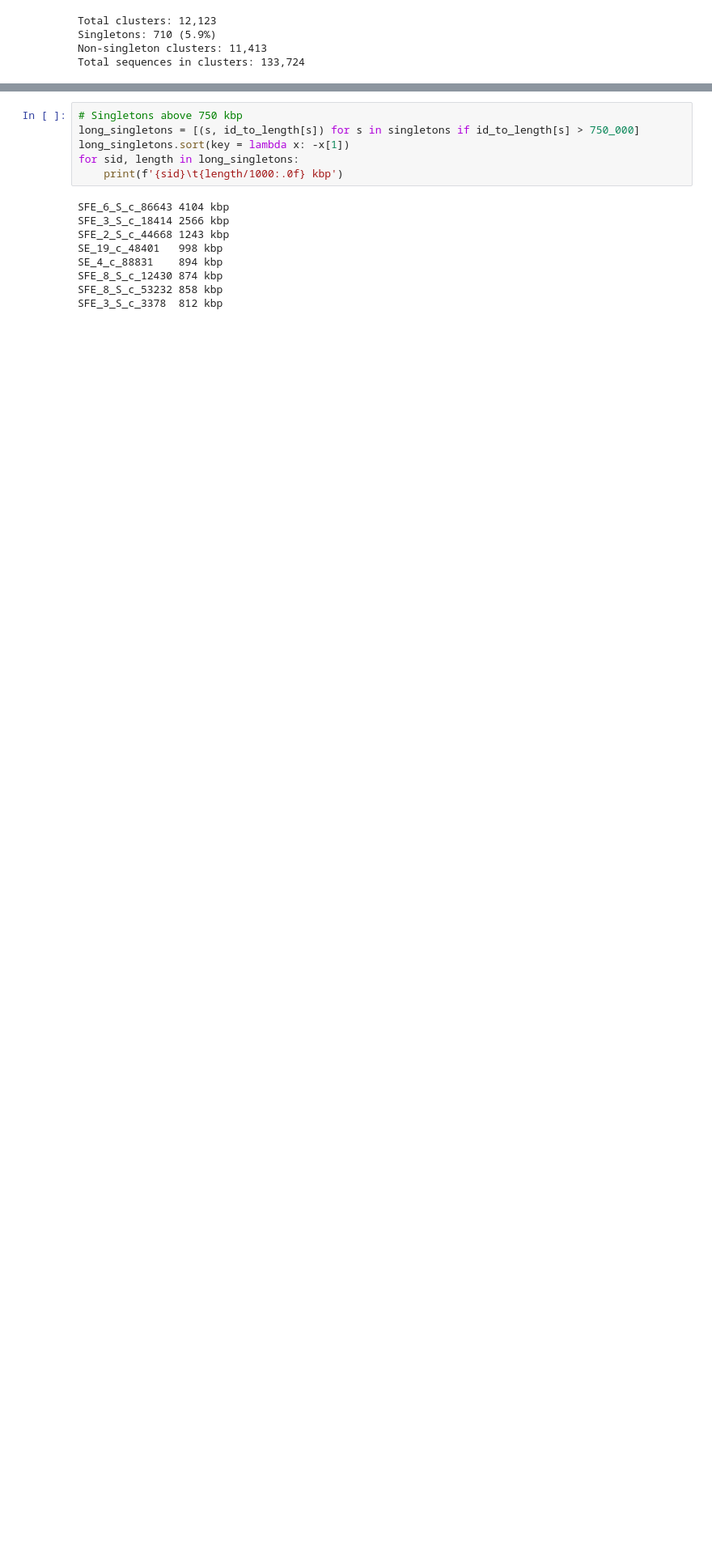
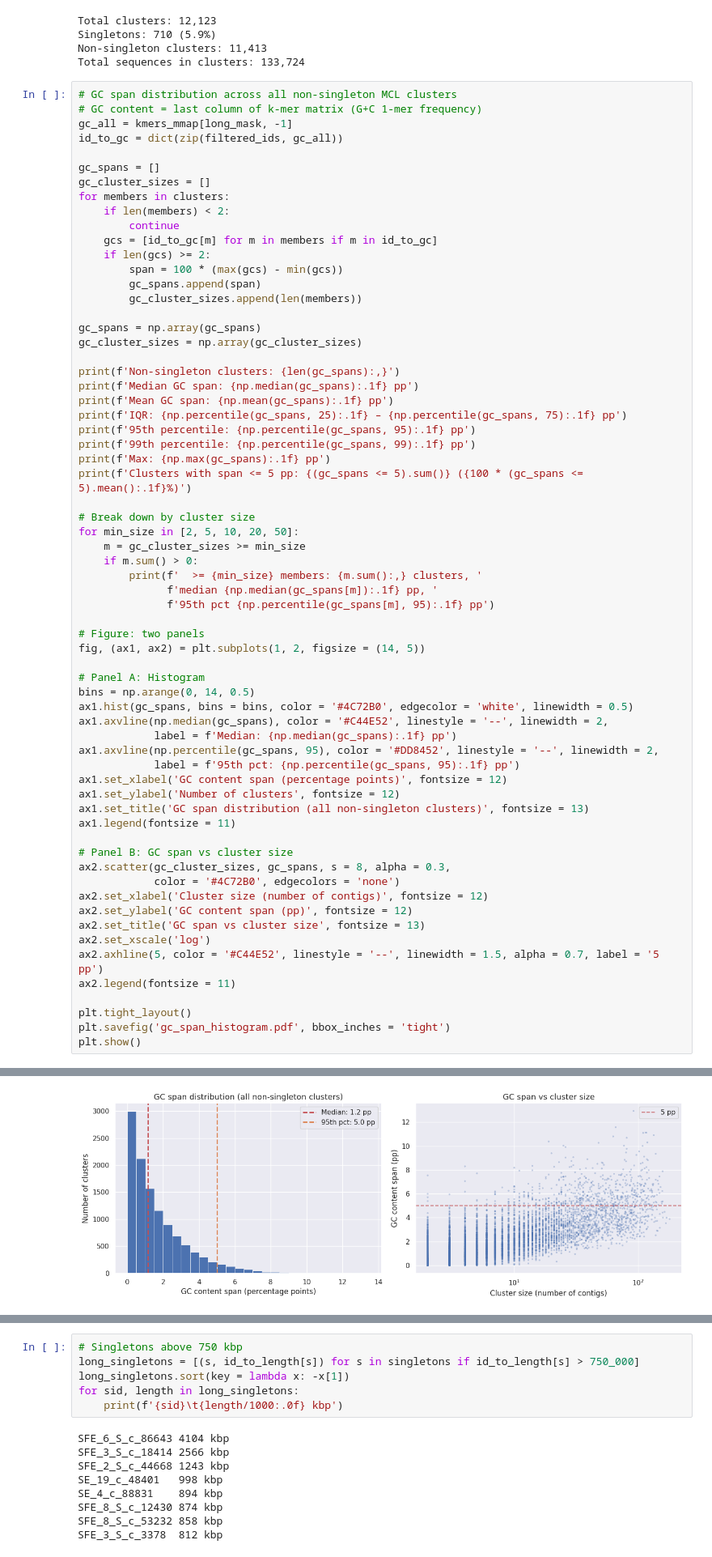
Before and after one commit to tnn111/Embedding, a Jupyter notebook: MCL.ipynb, the cells around one changed output, grey strips where cells are left out. Shown at 81% size. Saved outputs shown, nothing was run; the diff lists cells and outputs as text; blank space fills up the shorter version.

```diff
--- a/MCL.ipynb
+++ b/MCL.ipynb
@@ -45,3 +45,69 @@ Total clusters: 12,123
 Singletons: 710 (5.9%)
 Non-singleton clusters: 11,413
 Total sequences in clusters: 133,724
+# %%
+# GC span distribution across all non-singleton MCL clusters
+# GC content = last column of k-mer matrix (G+C 1-mer frequency)
+gc_all = kmers_mmap[long_mask, -1]
+id_to_gc = dict(zip(filtered_ids, gc_all))
+
+gc_spans = []
+gc_cluster_sizes = []
+for members in clusters:
+    if len(members) < 2:
+        continue
+    gcs = [id_to_gc[m] for m in members if m in id_to_gc]
+    if len(gcs) >= 2:
+        span = 100 * (max(gcs) - min(gcs))
+        gc_spans.append(span)
+        gc_cluster_sizes.append(len(members))
+
+gc_spans = np.array(gc_spans)
+gc_cluster_sizes = np.array(gc_cluster_sizes)
+
+print(f'Non-singleton clusters: {len(gc_spans):,}')
+print(f'Median GC span: {np.median(gc_spans):.1f} pp')
+print(f'Mean GC span: {np.mean(gc_spans):.1f} pp')
+print(f'IQR: {np.percentile(gc_spans, 25):.1f} – {np.percentile(gc_spans, 75):.1f} pp')
+print(f'95th percentile: {np.percentile(gc_spans, 95):.1f} pp')
+print(f'99th percentile: {np.percentile(gc_spans, 99):.1f} pp')
+print(f'Max: {np.max(gc_spans):.1f} pp')
+print(f'Clusters with span <= 5 pp: {(gc_spans <= 5).sum()} ({100 * (gc_spans <= 5).mean():.1f}%)')
+
+# Break down by cluster size
+for min_size in [2, 5, 10, 20, 50]:
+    m = gc_cluster_sizes >= min_size
+    if m.sum() > 0:
+        print(f'  >= {min_size} members: {m.sum():,} clusters, '
+              f'median {np.median(gc_spans[m]):.1f} pp, '
+              f'95th pct {np.percentile(gc_spans[m], 95):.1f} pp')
+
+# Figure: two panels
+fig, (ax1, ax2) = plt.subplots(1, 2, figsize = (14, 5))
+
+# Panel A: Histogram
+bins = np.arange(0, 14, 0.5)
+ax1.hist(gc_spans, bins = bins, color = '#4C72B0', edgecolor = 'white', linewidth = 0.5)
+ax1.axvline(np.median(gc_spans), color = '#C44E52', linestyle = '--', linewidth = 2,
+            label = f'Median: {np.median(gc_spans):.1f} pp')
+ax1.axvline(np.percentile(gc_spans, 95), color = '#DD8452', linestyle = '--', linewidth = 2,
+            label = f'95th pct: {np.percentile(gc_spans, 95):.1f} pp')
+ax1.set_xlabel('GC content span (percentage points)', fontsize = 12)
+ax1.set_ylabel('Number of clusters', fontsize = 12)
+ax1.set_title('GC span distribution (all non-singleton clusters)', fontsize = 13)
+ax1.legend(fontsize = 11)
+
+# Panel B: GC span vs cluster size
+ax2.scatter(gc_cluster_sizes, gc_spans, s = 8, alpha = 0.3,
+            color = '#4C72B0', edgecolors = 'none')
+ax2.set_xlabel('Cluster size (number of contigs)', fontsize = 12)
+ax2.set_ylabel('GC content span (pp)', fontsize = 12)
+ax2.set_title('GC span vs cluster size', fontsize = 13)
+ax2.set_xscale('log')
+ax2.axhline(5, color = '#C44E52', linestyle = '--', linewidth = 1.5, alpha = 0.7, label = '5 pp')
+ax2.legend(fontsize = 11)
+
+plt.tight_layout()
+plt.savefig('gc_span_histogram.pdf', bbox_inches = 'tight')
+plt.show()
+# %% [output]
@@ -48,3 +127,4 @@ Total sequences in clusters: 133,724
+[figure, added]
 # %%
 # Get lengths for singletons
 singleton_lengths = np.array([id_to_length[s] for s in singletons if s in id_to_length])
```
Also changed, not shown: parts of 1 cell of this notebook, 1 other file.
